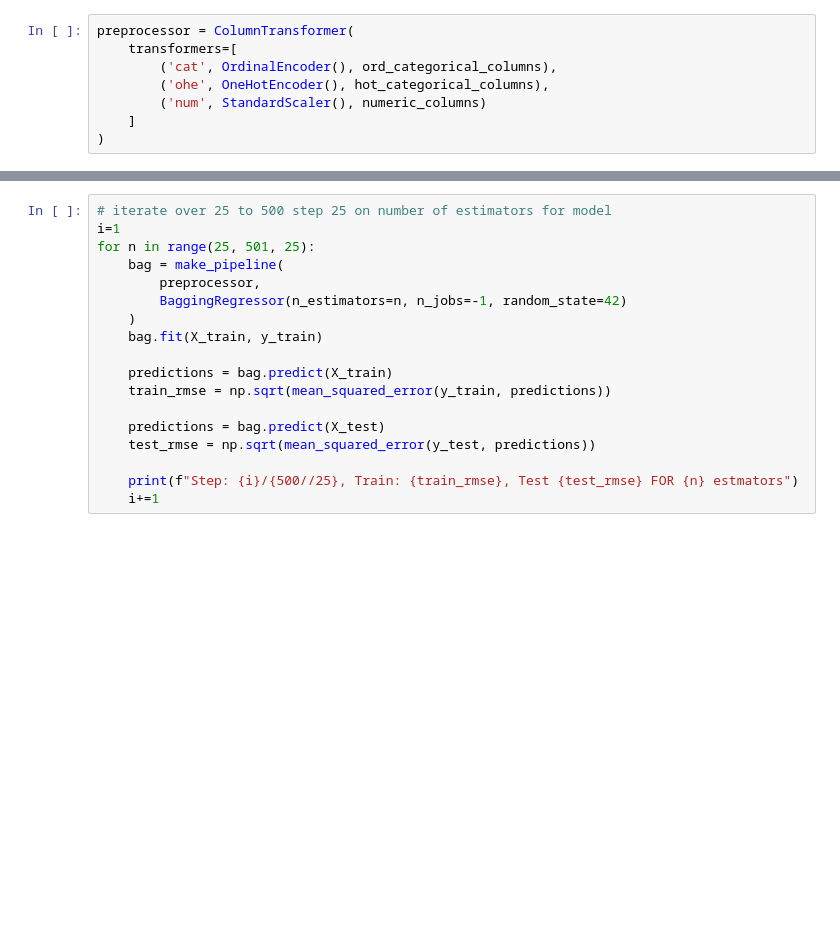
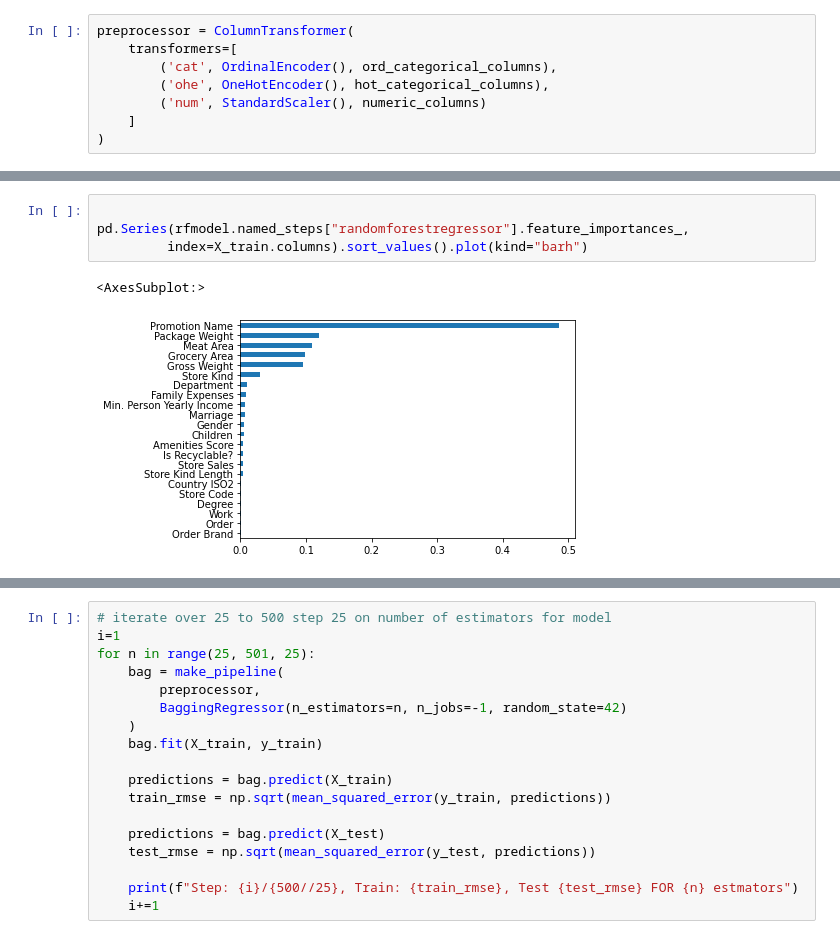
Before and after one commit to kershrita/Predicting-Market-Costs, a Jupyter notebook: model building.ipynb, the cells around one changed output, grey strips where cells are left out. Saved outputs shown, nothing was run; the diff lists cells and outputs as text; blank space fills up the shorter version.

```diff
--- a/model building.ipynb
+++ b/model building.ipynb
@@ -191,3 +298,10 @@ array([4.782e-01, 3.120e-02, 4.200e-03, 3.400e-03, 1.016e-01, 9.710e-02,
+# %%
+
+pd.Series(rfmodel.named_steps["randomforestregressor"].feature_importances_,
+         index=X_train.columns).sort_values().plot(kind="barh")
+# %% [output]
+<AxesSubplot:>
+[figure, added]
 # %%
 exmodel = make_pipeline(
     preprocessor,
```
Also changed, not shown: parts of 23 cells of this notebook, 2 other files.
